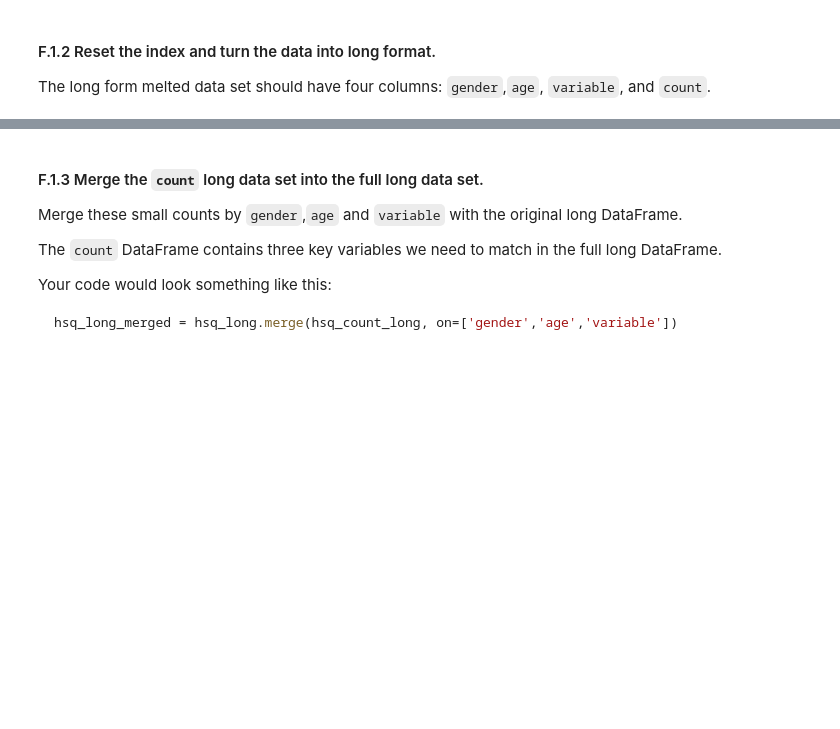
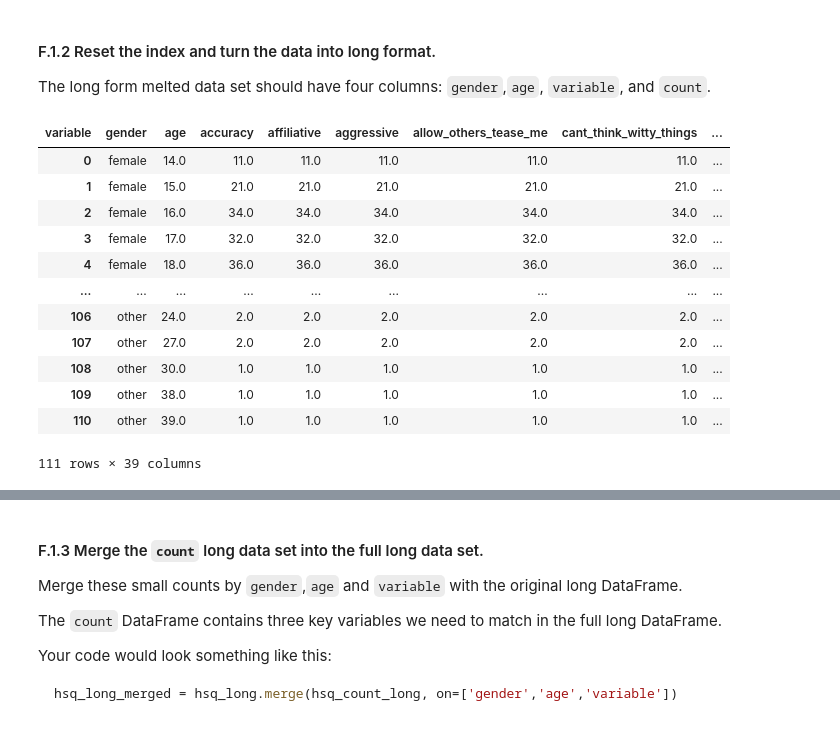
Before and after one commit to isaishaq/KYouthDSBC, a Jupyter notebook: homework-6/pandas-data-transformation-lab.ipynb, the cells around one changed output, grey strips where cells are left out. Cells and saved outputs as stored; diff of their text form; code cells hidden in the pictures; blank space fills up the shorter version.

```diff
--- a/homework-6/pandas-data-transformation-lab.ipynb
+++ b/homework-6/pandas-data-transformation-lab.ipynb
@@ -721,0 +810,2 @@ _While some people can live to be 100 years old, nobody who makes it that far kn
+# %%
+hsq_long.dropna(inplace=True)
@@ -822,0 +946,2 @@ aggfunc = len
+# %%
+hsq_long.reset_index(inplace=True,drop=True)
@@ -822,0 +964,3 @@ aggfunc = len
+# %%
+# A:
+hsq_wide = pd.pivot_table(hsq_long, index=['gender','age'], columns=['variable'], values='value', aggfunc=len)
@@ -826,3 +987,20 @@ aggfunc = len
 The long form melted data set should have four columns: `gender`,`age`, `variable`, and `count`.
 # %%
 # A:
+hsq_wide = hsq_wide.reset_index()
+# %%
+hsq_wide
+# %% [output]
+| variable | gender | age | accuracy | affiliative | aggressive | allow_others_tease_me | cant_think_witty_things | ... |
+| 0 | female | 14.0 | 11.0 | 11.0 | 11.0 | 11.0 | 11.0 | ... |
+| 1 | female | 15.0 | 21.0 | 21.0 | 21.0 | 21.0 | 21.0 | ... |
+| 2 | female | 16.0 | 34.0 | 34.0 | 34.0 | 34.0 | 34.0 | ... |
+| 3 | female | 17.0 | 32.0 | 32.0 | 32.0 | 32.0 | 32.0 | ... |
+| 4 | female | 18.0 | 36.0 | 36.0 | 36.0 | 36.0 | 36.0 | ... |
+| ... | ... | ... | ... | ... | ... | ... | ... | ... |
+| 106 | other | 24.0 | 2.0 | 2.0 | 2.0 | 2.0 | 2.0 | ... |
+| 107 | other | 27.0 | 2.0 | 2.0 | 2.0 | 2.0 | 2.0 | ... |
+| 108 | other | 30.0 | 1.0 | 1.0 | 1.0 | 1.0 | 1.0 | ... |
+| 109 | other | 38.0 | 1.0 | 1.0 | 1.0 | 1.0 | 1.0 | ... |
+| 110 | other | 39.0 | 1.0 | 1.0 | 1.0 | 1.0 | 1.0 | ... |
+111 rows × 39 columns
```
Also changed, not shown: parts of 26 cells of this notebook.
